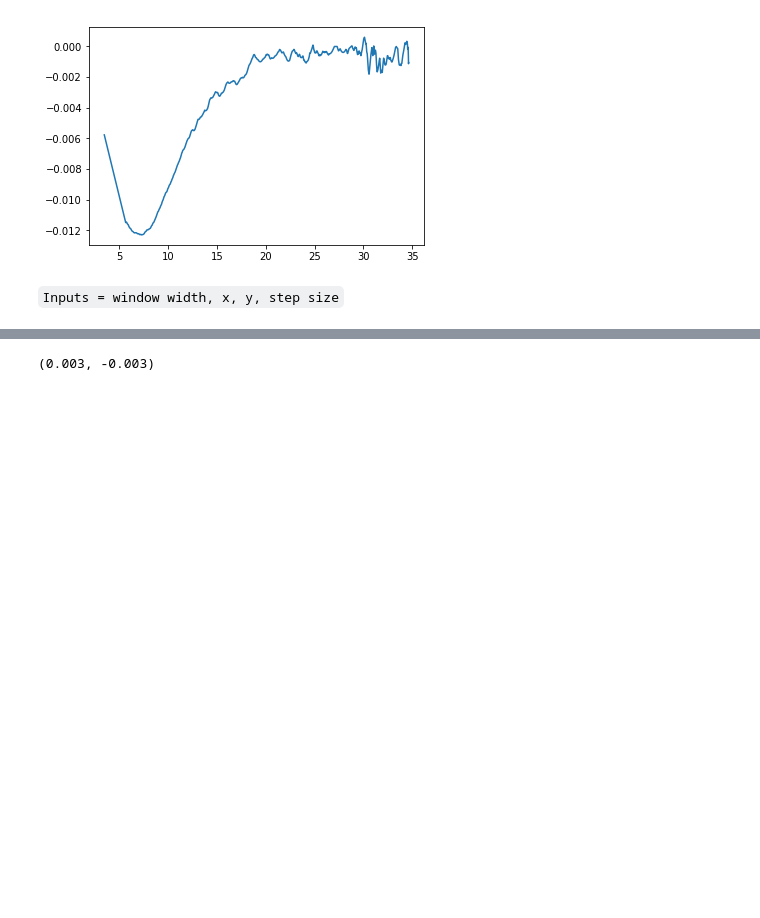
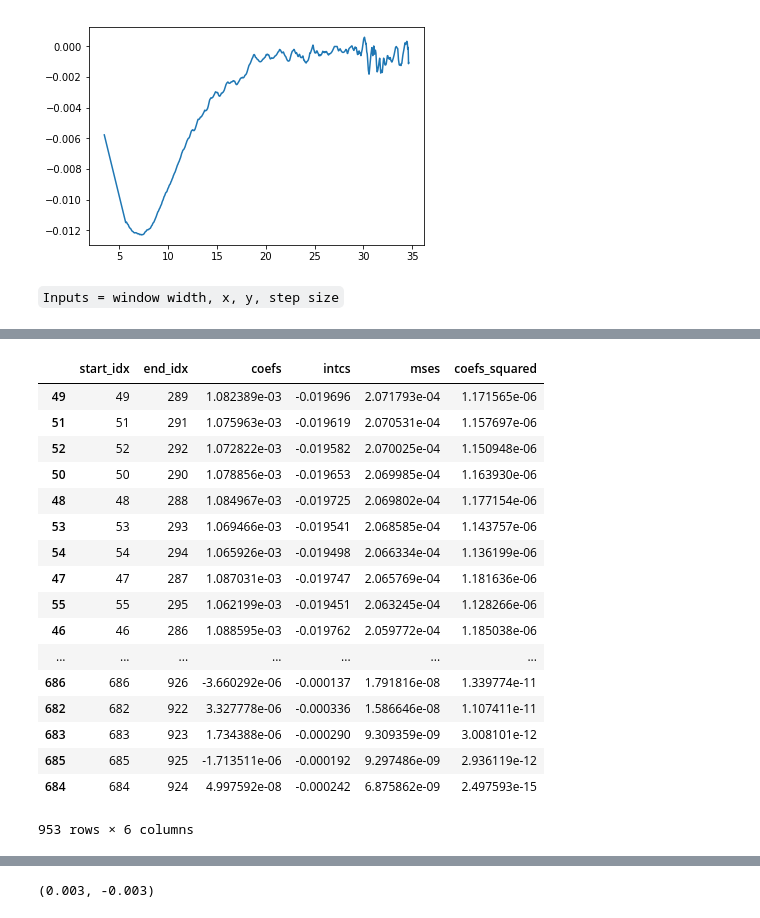
Before and after one commit to vwhu/gitt_toolkit, a Jupyter notebook: development_notebook2.ipynb, the cells around one changed output, grey strips where cells are left out. Saved outputs shown, nothing was run; the diff lists cells and outputs as text; code cells hidden in the pictures; blank space fills up the shorter version.

```diff
--- a/development_notebook2.ipynb
+++ b/development_notebook2.ipynb
@@ -323,0 +447,21 @@ for i in range(n,int(len(x)-n)):
+# %%
+data.sort_values(by = 'mses', ascending = False)
+# %% [output]
+|  | start_idx | end_idx | coefs | intcs | mses | coefs_squared |
+| 49 | 49 | 289 | 1.082389e-03 | -0.019696 | 2.071793e-04 | 1.171565e-06 |
+| 51 | 51 | 291 | 1.075963e-03 | -0.019619 | 2.070531e-04 | 1.157697e-06 |
+| 52 | 52 | 292 | 1.072822e-03 | -0.019582 | 2.070025e-04 | 1.150948e-06 |
+| 50 | 50 | 290 | 1.078856e-03 | -0.019653 | 2.069985e-04 | 1.163930e-06 |
+| 48 | 48 | 288 | 1.084967e-03 | -0.019725 | 2.069802e-04 | 1.177154e-06 |
+| 53 | 53 | 293 | 1.069466e-03 | -0.019541 | 2.068585e-04 | 1.143757e-06 |
+| 54 | 54 | 294 | 1.065926e-03 | -0.019498 | 2.066334e-04 | 1.136199e-06 |
+| 47 | 47 | 287 | 1.087031e-03 | -0.019747 | 2.065769e-04 | 1.181636e-06 |
+| 55 | 55 | 295 | 1.062199e-03 | -0.019451 | 2.063245e-04 | 1.128266e-06 |
+| 46 | 46 | 286 | 1.088595e-03 | -0.019762 | 2.059772e-04 | 1.185038e-06 |
+| ... | ... | ... | ... | ... | ... | ... |
+| 686 | 686 | 926 | -3.660292e-06 | -0.000137 | 1.791816e-08 | 1.339774e-11 |
+| 682 | 682 | 922 | 3.327778e-06 | -0.000336 | 1.586646e-08 | 1.107411e-11 |
+| 683 | 683 | 923 | 1.734388e-06 | -0.000290 | 9.309359e-09 | 3.008101e-12 |
+| 685 | 685 | 925 | -1.713511e-06 | -0.000192 | 9.297486e-09 | 2.936119e-12 |
+| 684 | 684 | 924 | 4.997592e-08 | -0.000242 | 6.875862e-09 | 2.497593e-15 |
+953 rows × 6 columns
```
Also changed, not shown: parts of 16 cells of this notebook, 1 other file.
